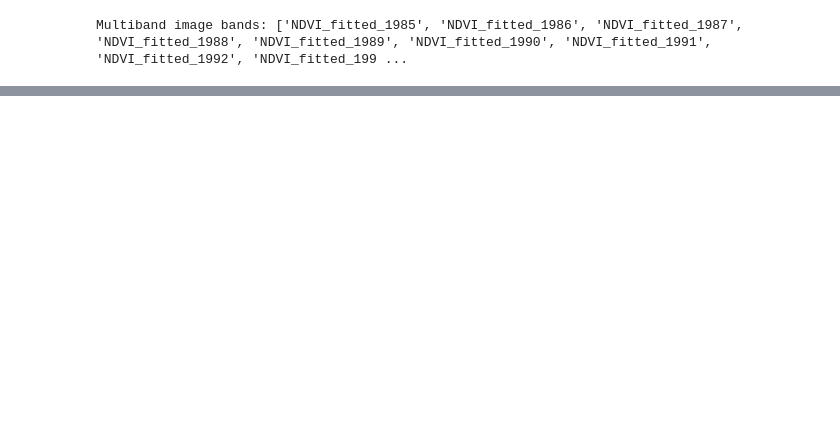
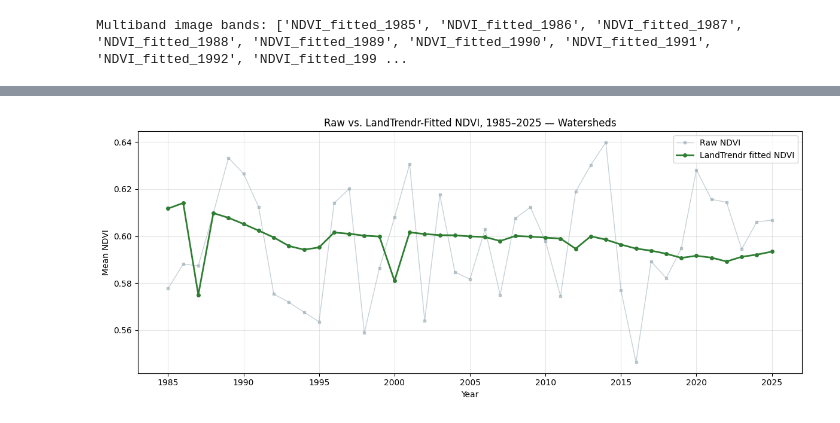
Before and after one commit to Mohammed777777777/Oil-Sand-Monitoring, a Jupyter notebook: TimeSeries_Wetland_OSM.ipynb, the cells around one changed output, grey strips where cells are left out. Cells and saved outputs as stored; diff of their text form; code cells hidden in the pictures; blank space fills up the shorter version.

```diff
--- a/TimeSeries_Wetland_OSM.ipynb
+++ b/TimeSeries_Wetland_OSM.ipynb
@@ -764,0 +825,23 @@ plt.show()
+# %%
+# ============================================
+# Regenerate raw watershed NDVI means (if not already in this session)
+# ============================================
+
+def get_mean_ndvi_watershed(image):
+    mean_dict = image.select('NDVI').reduceRegion(
+        reducer=ee.Reducer.mean(),
+        geometry=watershed_geom,
+        scale=30,
+        maxPixels=1e9,
+        bestEffort=True
+    )
+    return image.set('mean_ndvi', mean_dict.get('NDVI'))
+
+
+annual_watershed_mean = annual_ndvi_collection.map(get_mean_ndvi_watershed)
+
+years_watershed_list = annual_watershed_mean.aggregate_array('year').getInfo()
+mean_ndvi_watershed = annual_watershed_mean.aggregate_array('mean_ndvi').getInfo()
+
+print('Years:', years_watershed_list)
+print('Raw watershed mean NDVI:', mean_ndvi_watershed)
@@ -764,0 +853,23 @@ plt.show()
+# %%
+import matplotlib.pyplot as plt
+
+plt.figure(figsize=(12, 5))
+
+# Raw — thinner, lighter, semi-transparent, drawn first (behind)
+plt.plot(years_watershed_list, mean_ndvi_watershed, marker='s', markersize=3,
+         linewidth=1, color='#90A4AE', alpha=0.5, label='Raw NDVI')
+
+# Fitted — bolder, solid color, drawn second (in front)
+plt.plot(years_check, mean_ndvi_fitted_v2, marker='o', markersize=4,
+         linewidth=2, color='#2E7D32', label='LandTrendr fitted NDVI')
+
+plt.xlabel('Year')
+plt.ylabel('Mean NDVI')
+plt.title('Raw vs. LandTrendr-Fitted NDVI, 1985–2025 — Watersheds')
+plt.legend()
+plt.grid(True, alpha=0.3)
+plt.tight_layout()
+plt.savefig('ndvi_timeseries_watershed_raw_vs_fitted.png', dpi=150)
+plt.show()
+# %% [output]
+[figure, added]
```
Also changed, not shown: parts of 14 cells of this notebook.
